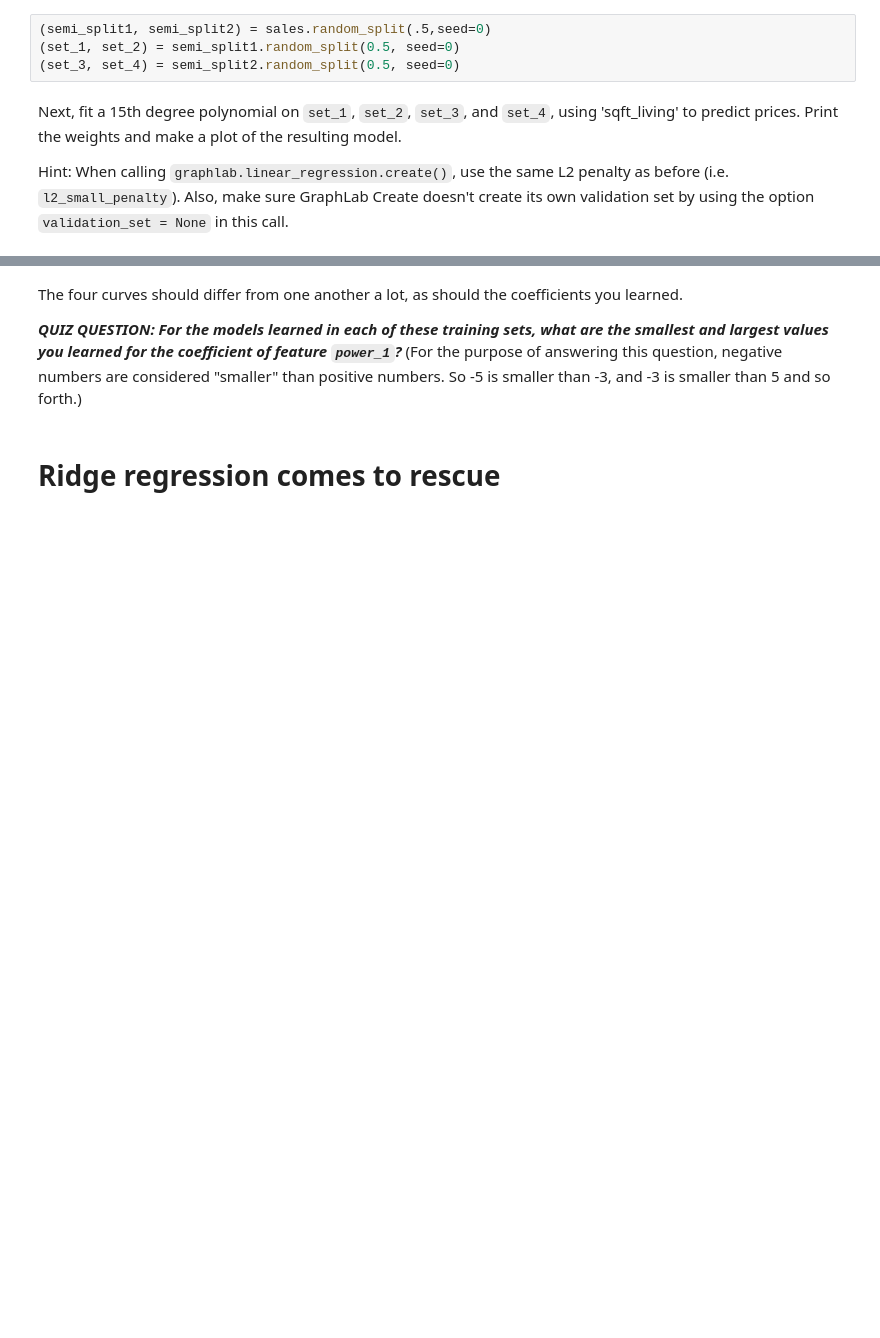
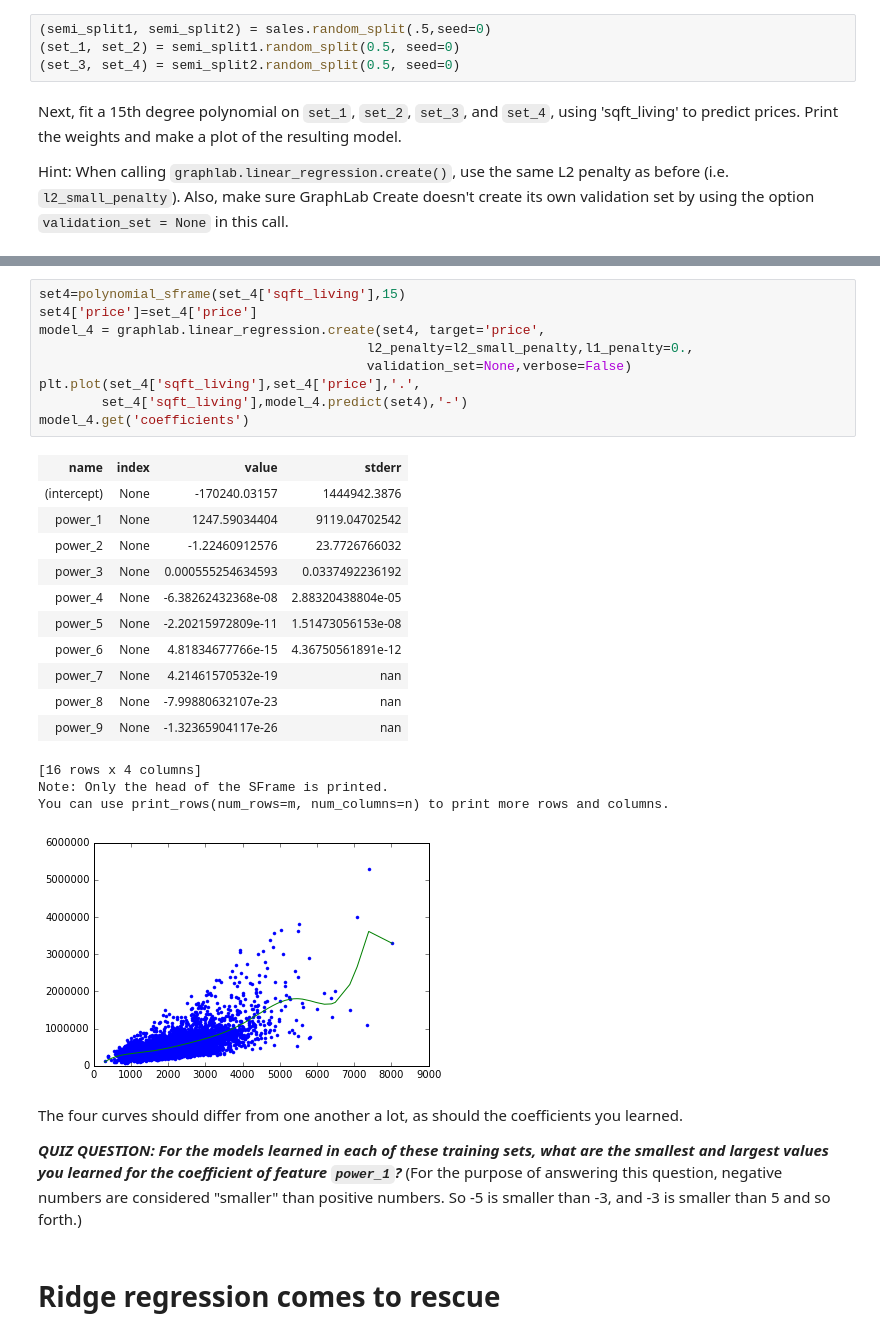
Before and after one commit to chenguanhua/2_Regression_UW_ML, a Jupyter notebook: w4/week-4-ridge-regression-assignment-1-blank.ipynb, the cells around one changed output, grey strips where cells are left out. Saved outputs shown, nothing was run; the diff lists cells and outputs as text; blank space fills up the shorter version.

```diff
--- a/w4/week-4-ridge-regression-assignment-1-blank.ipynb
+++ b/w4/week-4-ridge-regression-assignment-1-blank.ipynb
@@ -78,3 +175,28 @@ Hint: When calling `graphlab.linear_regression.create()`, use the same L2 penalt
+# %%
+set4=polynomial_sframe(set_4['sqft_living'],15)
+set4['price']=set_4['price']
+model_4 = graphlab.linear_regression.create(set4, target='price',
+                                          l2_penalty=l2_small_penalty,l1_penalty=0.,
+                                          validation_set=None,verbose=False)
+plt.plot(set_4['sqft_living'],set_4['price'],'.',
+        set_4['sqft_living'],model_4.predict(set4),'-')
+model_4.get('coefficients')
+# %% [output]
+| name | index | value | stderr |
+| (intercept) | None | -170240.03157 | 1444942.3876 |
+| power_1 | None | 1247.59034404 | 9119.04702542 |
+| power_2 | None | -1.22460912576 | 23.7726766032 |
+| power_3 | None | 0.000555254634593 | 0.0337492236192 |
+| power_4 | None | -6.38262432368e-08 | 2.88320438804e-05 |
+| power_5 | None | -2.20215972809e-11 | 1.51473056153e-08 |
+| power_6 | None | 4.81834677766e-15 | 4.36750561891e-12 |
+| power_7 | None | 4.21461570532e-19 | nan |
+| power_8 | None | -7.99880632107e-23 | nan |
+| power_9 | None | -1.32365904117e-26 | nan |
+[16 rows x 4 columns]
+Note: Only the head of the SFrame is printed.
+You can use print_rows(num_rows=m, num_columns=n) to print more rows and columns.
+[figure, added]
 # %% [markdown]
 The four curves should differ from one another a lot, as should the coefficients you learned.
 
```
Also changed, not shown: parts of 20 cells of this notebook.
